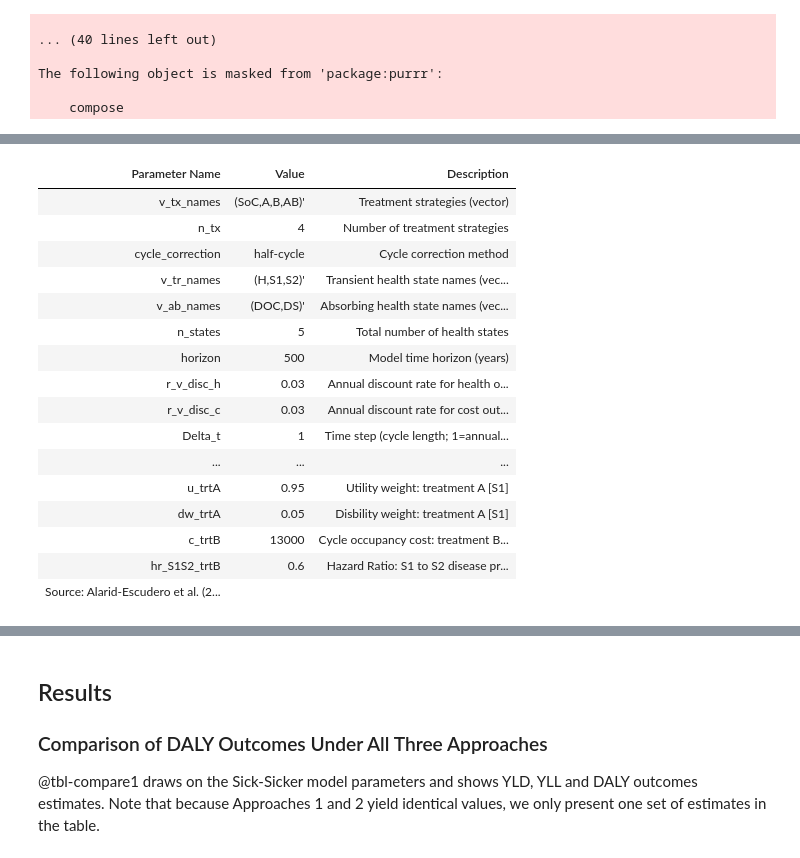
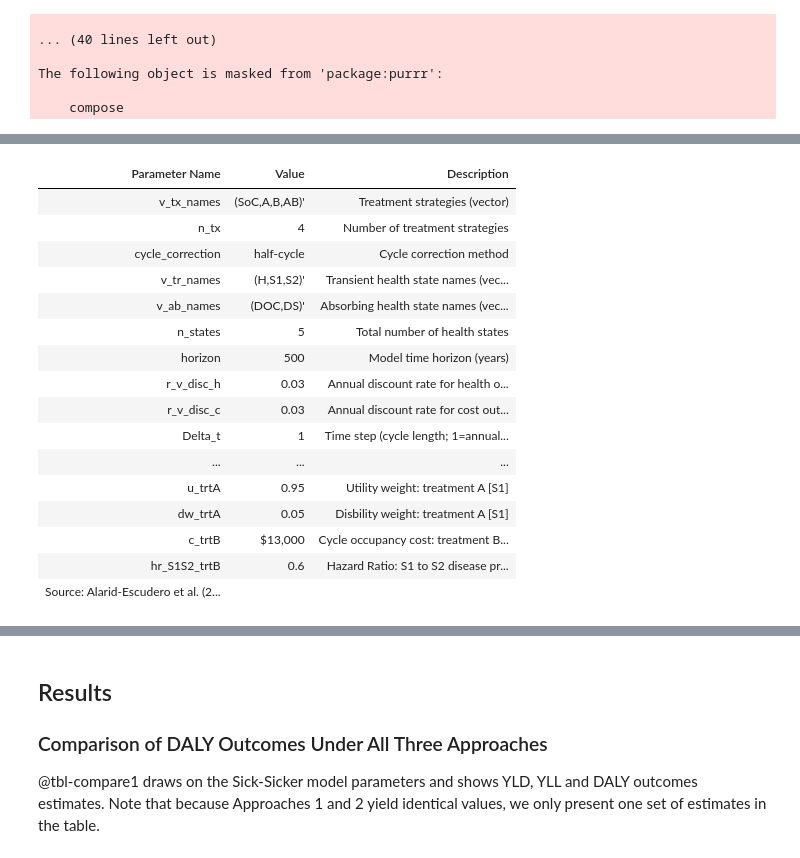
Before and after one commit to graveja0/dalys, a Jupyter notebook: index.embed.ipynb, the cells around one changed output, grey strips where cells are left out. Saved outputs shown, nothing was run; the diff lists cells and outputs as text; code cells hidden in the pictures.

```diff
--- a/index.embed.ipynb
+++ b/index.embed.ipynb
@@ -264,42 +268,49 @@ str_params_ <- params_ %>% map_dbl(~(length(.x)))
 
 vec_params <- str_params_[str_params_<5 & str_params_>1] %>% names()
 vec_params <- vec_params[which(vec_params!="df_ExR")]
-sc_params <- str_params_[str_params_==1] %>% names()
-
 vec_params_ <-
   params_[vec_params] %>%
   map(~(paste0(.,collapse=","))) %>%
   {glue::glue("({.})'")}
-labels_params <- intersect(names(params),c(vec_params,sc_params))
-
 names(vec_params_) = vec_params
 
-ft <- tibble(parameter = c(sc_params,vec_params),value = unname(c(params_[sc_params],vec_params_))) %>%
+cost_params <- grep("^c_",names(str_params_),value=TRUE)
+cost_params_ <- params_[cost_params] %>%
+  map(~(paste0(format(.,big.mark=','),collapse=","))) %>%
+  {glue::glue("${.}")}
+names(cost_params_) = cost_params
+
+sc_params <- str_params_[str_params_==1 ] %>% names()
+sc_params <- sc_params[-grep("^c_",sc_params)]
+
+labels_params <- intersect(names(params),c(vec_params,sc_params,cost_params))
+
+ft <- tibble(parameter = c(sc_params,cost_params,vec_params),value = unname(c(params_[sc_params],cost_params_, vec_params_))) %>%
   mutate(value = paste0(value)) %>%
   mutate(label = paste0(factor(parameter,levels = labels_params, labels = params_lut[labels_params]))) %>%
   mutate(parameter = factor(parameter,levels = labels_params)) %>%
   arrange(parameter) %>%
   rename("Parameter Name" = parameter, "Value" = value, "Description" = label) %>%
   flextable(cwidth = 2) %>%
   add_footer_lines("Source: Alarid-Escudero et al. (2023) and authors' assumptions.")
 
 ft
 # %% [output]
 | Parameter Name | Value | Description |
 | v_tx_names | (SoC,A,B,AB)' | Treatment strategies (vector) |
 | n_tx | 4 | Number of treatment strategies |
 | cycle_correction | half-cycle | Cycle correction method |
 | v_tr_names | (H,S1,S2)' | Transient health state names (vec... |
 | v_ab_names | (DOC,DS)' | Absorbing health state names (vec... |
 | n_states | 5 | Total number of health states |
 | horizon | 500 | Model time horizon (years) |
 | r_v_disc_h | 0.03 | Annual discount rate for health o... |
 | r_v_disc_c | 0.03 | Annual discount rate for cost out... |
 | Delta_t | 1 | Time step (cycle length; 1=annual... |
 | ... | ... | ... |
 | u_trtA | 0.95 | Utility weight: treatment A [S1] |
 | dw_trtA | 0.05 | Disbility weight: treatment A [S1] |
-| c_trtB | 13000 | Cycle occupancy cost: treatment B... |
+| c_trtB | $13,000 | Cycle occupancy cost: treatment B... |
 | hr_S1S2_trtB | 0.6 | Hazard Ratio: S1 to S2 disease pr... |
 | Source: Alarid-Escudero et al. (2... |  |  |
 # %% [markdown]
```
Also changed, not shown: parts of 6 cells of this notebook, 11 other files.
